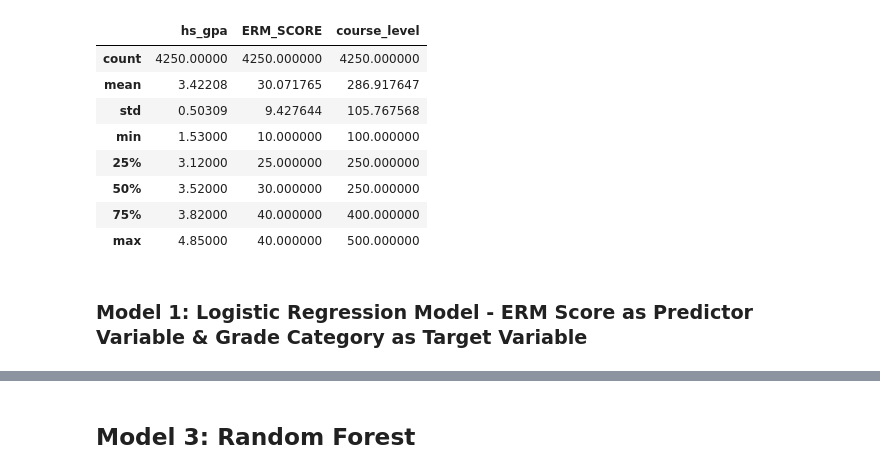
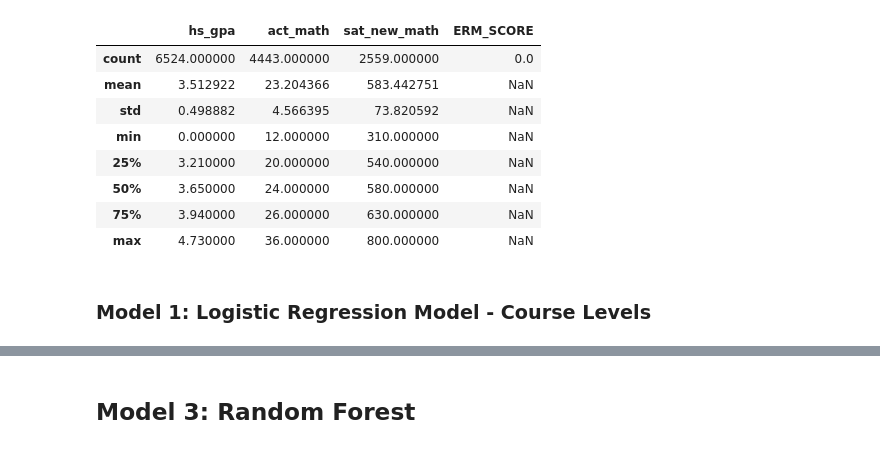
Before and after one commit to britrthompson/MSBA_Capstone, a Jupyter notebook: math_placement.ipynb, the cells around one changed output, grey strips where cells are left out. Saved outputs shown, nothing was run; the diff lists cells and outputs as text; code cells hidden in the pictures.

```diff
--- a/math_placement.ipynb
+++ b/math_placement.ipynb
@@ -194,17 +375,17 @@ course_level
 # %%
-df_merged[['hs_gpa', 'ERM_SCORE', 'course_level', 'grade_category']].describe()
+df_merged[['hs_gpa','act_math','sat_new_math', 'ERM_SCORE', 'test_score', 'grade_category']].describe()
 # %% [output]
-|  | hs_gpa | ERM_SCORE | course_level |
-| count | 4250.00000 | 4250.000000 | 4250.000000 |
-| mean | 3.42208 | 30.071765 | 286.917647 |
-| std | 0.50309 | 9.427644 | 105.767568 |
-| min | 1.53000 | 10.000000 | 100.000000 |
-| 25% | 3.12000 | 25.000000 | 250.000000 |
-| 50% | 3.52000 | 30.000000 | 250.000000 |
-| 75% | 3.82000 | 40.000000 | 400.000000 |
-| max | 4.85000 | 40.000000 | 500.000000 |
+|  | hs_gpa | act_math | sat_new_math | ERM_SCORE |
+| count | 6524.000000 | 4443.000000 | 2559.000000 | 0.0 |
+| mean | 3.512922 | 23.204366 | 583.442751 | NaN |
+| std | 0.498882 | 4.566395 | 73.820592 | NaN |
+| min | 0.000000 | 12.000000 | 310.000000 | NaN |
+| 25% | 3.210000 | 20.000000 | 540.000000 | NaN |
+| 50% | 3.650000 | 24.000000 | 580.000000 | NaN |
+| 75% | 3.940000 | 26.000000 | 630.000000 | NaN |
+| max | 4.730000 | 36.000000 | 800.000000 | NaN |
 # %% [markdown]
-### Model 1: Logistic Regression Model - ERM Score as Predictor Variable & Grade Category as Target Variable
+### Model 1: Logistic Regression Model - Course Levels
 # %%
 # Define base courses and course combinations
 base_courses = ['088', '216Q', '132', '161Q', '151Q', '165Q', '171Q']
```
Also changed, not shown: parts of 29 cells of this notebook, 2 other files.
